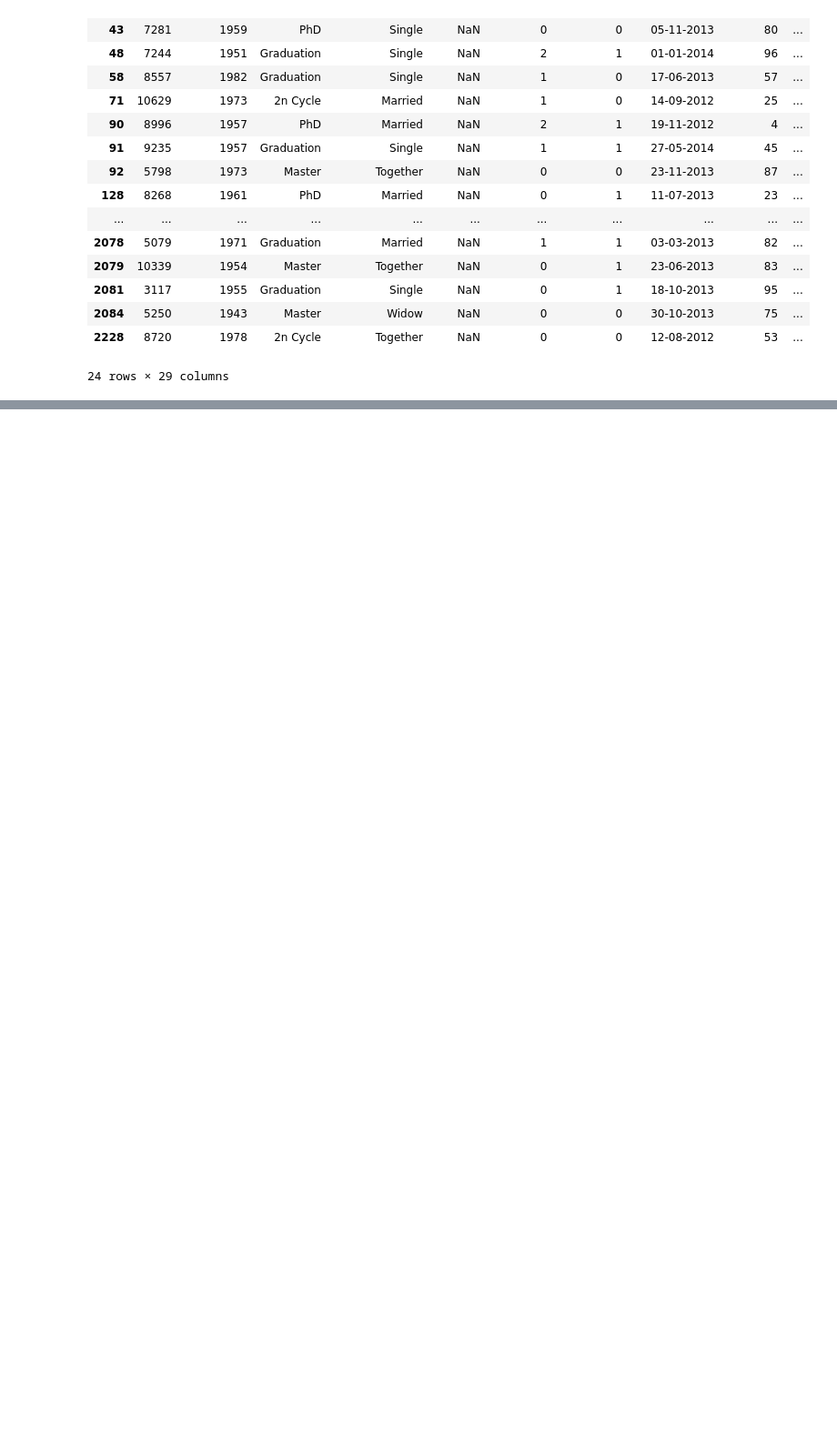
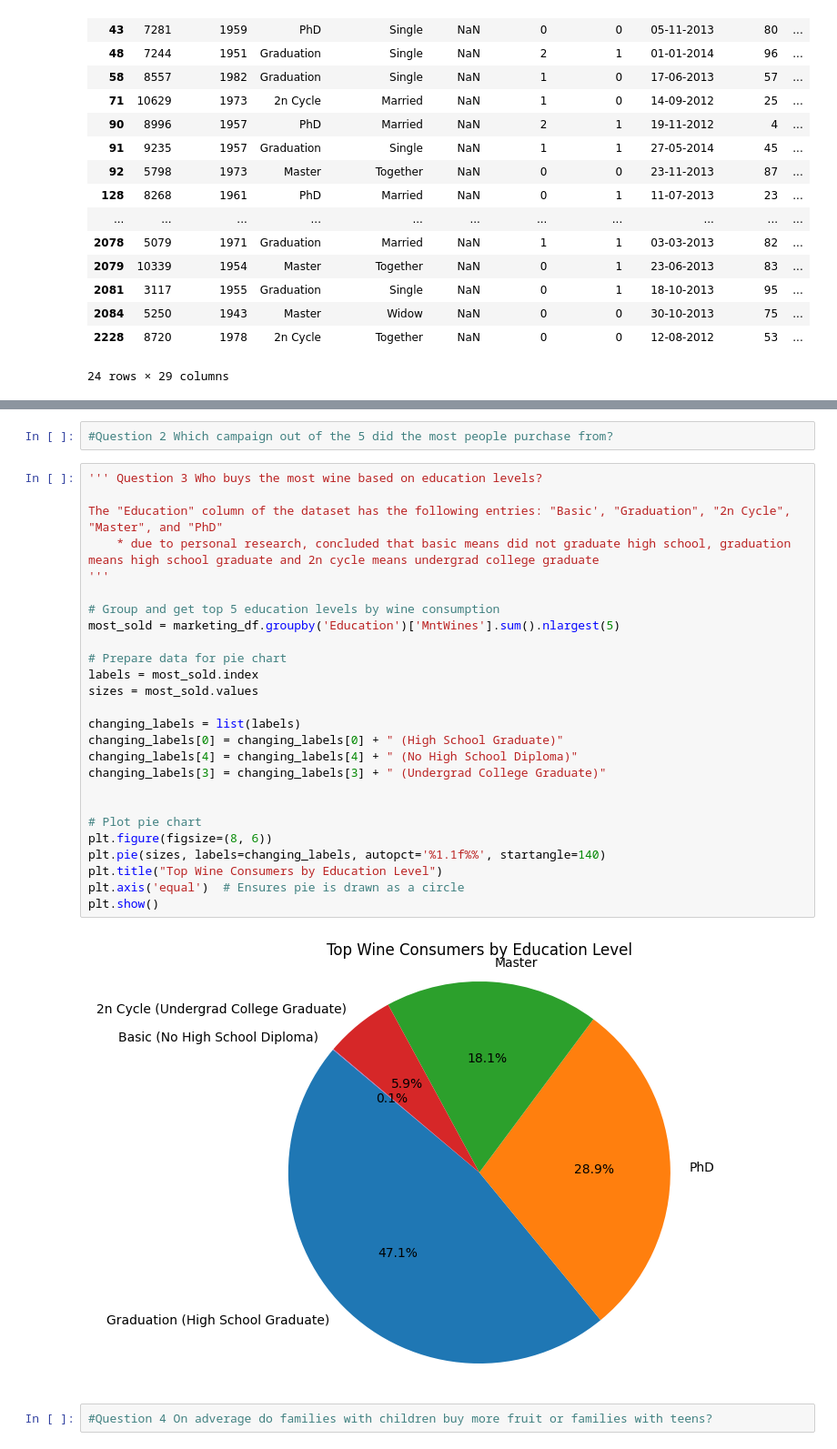
Before and after one commit to yh-2025/async-final-project-teal-Yuki, a Jupyter notebook: final_project_example.ipynb, the cells around one changed output, grey strips where cells are left out. Shown at 91% size. Cells and saved outputs as stored; diff of their text form; blank space fills up the shorter version.

```diff
--- a/final_project_example.ipynb
+++ b/final_project_example.ipynb
@@ -79,0 +80,32 @@ memory usage: 507.6+ KB
+# %%
+#Question 2 Which campaign out of the 5 did the most people purchase from?
+# %%
+''' Question 3 Who buys the most wine based on education levels?
+
+The "Education" column of the dataset has the following entries: "Basic', "Graduation", "2n Cycle", "Master", and "PhD"
+    * due to personal research, concluded that basic means did not graduate high school, graduation means high school graduate and 2n cycle means undergrad college graduate
+'''
+
+# Group and get top 5 education levels by wine consumption
+most_sold = marketing_df.groupby('Education')['MntWines'].sum().nlargest(5)
+
+# Prepare data for pie chart
+labels = most_sold.index
+sizes = most_sold.values
+
+changing_labels = list(labels)
+changing_labels[0] = changing_labels[0] + " (High School Graduate)"
+changing_labels[4] = changing_labels[4] + " (No High School Diploma)"
+changing_labels[3] = changing_labels[3] + " (Undergrad College Graduate)"
+
+
+# Plot pie chart
+plt.figure(figsize=(8, 6))
+plt.pie(sizes, labels=changing_labels, autopct='%1.1f%%', startangle=140)
+plt.title("Top Wine Consumers by Education Level")
+plt.axis('equal')  # Ensures pie is drawn as a circle
+plt.show()
+# %% [output]
+[figure, added]
+# %%
+#Question 4 On adverage do families with children buy more fruit or families with teens?
```
Also changed, not shown: parts of 8 cells of this notebook.
